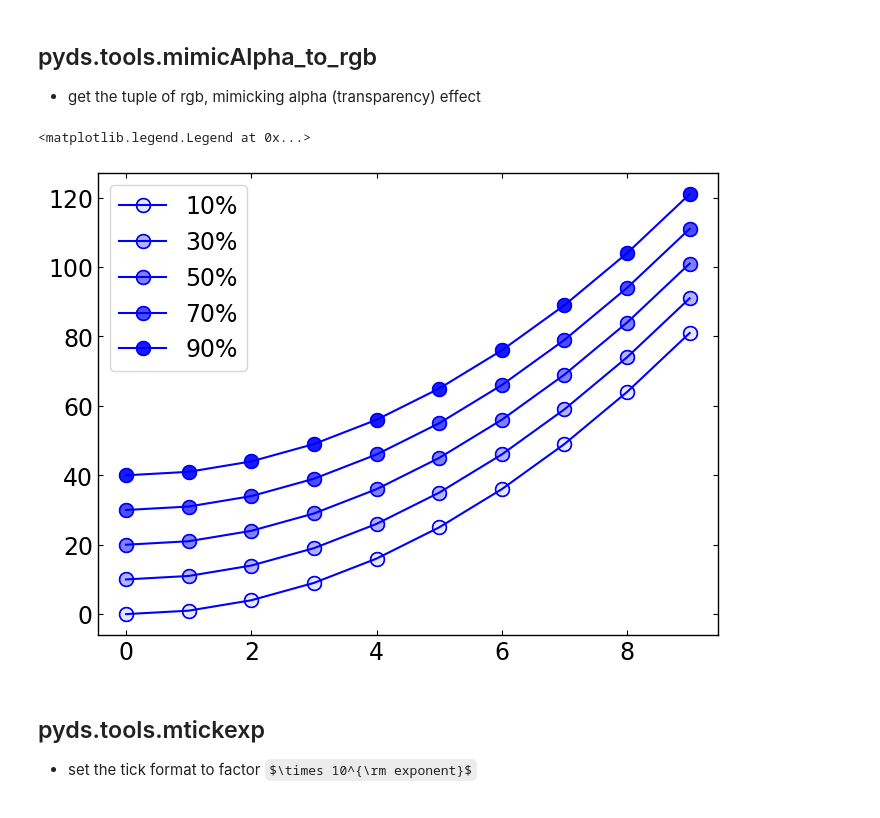
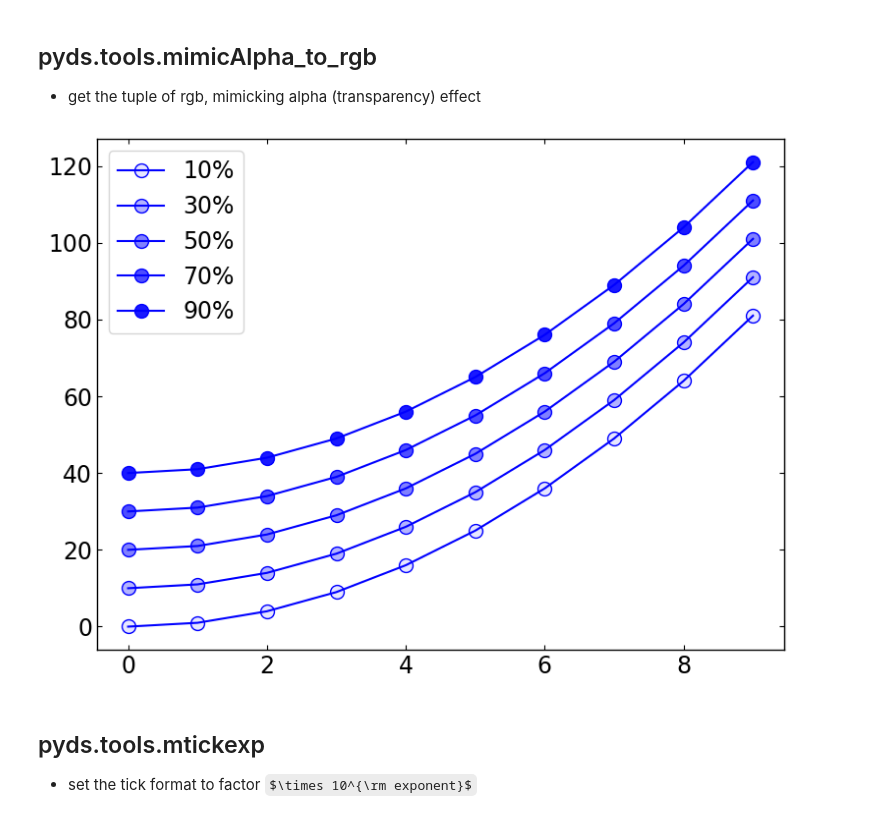
Before and after one commit to astrodoo/pyds, a Jupyter notebook: ipynb/tools.ipynb, the cells around one changed output. Saved outputs shown, nothing was run; the diff lists cells and outputs as text; code cells hidden in the pictures; some formulas as TeX source.

```diff
--- a/ipynb/tools.ipynb
+++ b/ipynb/tools.ipynb
@@ -267,48 +269,48 @@ from pyds.tools import mimicAlpha_to_rgb as ma
 import numpy as np
 
 %matplotlib inline
 
 x = np.arange(10)
 y1 = x**2
 y2 = x**2+10
 y3 = x**2+20
 y4 = x**2+30
 y5 = x**2+40
 
 clr = 'blue'
 # transform the color with alpha to tuple (r,g,b) mimicking the alpha
 clralp1 = ma(clr,alpha=0.1,bg='w')
 clralp2 = ma(clr,alpha=0.3,bg='w')
 clralp3 = ma(clr,alpha=0.5,bg='w')
 clralp4 = ma(clr,alpha=0.7,bg='w')
 clralp5 = ma(clr,alpha=0.9,bg='w')
 
 # draw the figure
 fig,ax = plt.subplots(figsize=(8,6))
 
 # in order to overlap the line on the symbols
 # one item should be drawn twice:
-# 1) filled marker 2) empty marker with line
-mk1, = ax.plot(x,y1,'o',color=clr,ms=10,fillstyle='full',mfc=clralp1)
-ln1, = ax.plot(x,y1,'o-',color=clr,ms=10,fillstyle='none',mec=clr)
-mk2, = ax.plot(x,y2,'o',color=clr,ms=10,fillstyle='full',mfc=clralp2)
-ln2, = ax.plot(x,y2,'o-',color=clr,ms=10,fillstyle='none',mec=clr)
-mk3, = ax.plot(x,y3,'o',color=clr,ms=10,fillstyle='full',mfc=clralp3)
-ln3, = ax.plot(x,y3,'o-',color=clr,ms=10,fillstyle='none',mec=clr)
-mk4, = ax.plot(x,y4,'o',color=clr,ms=10,fillstyle='full',mfc=clralp4)
-ln4, = ax.plot(x,y4,'o-',color=clr,ms=10,fillstyle='none',mec=clr)
-mk5, = ax.plot(x,y5,'o',color=clr,ms=10,fillstyle='full',mfc=clralp5)
-ln5, = ax.plot(x,y5,'o-',color=clr,ms=10,fillstyle='none',mec=clr)
+# 1) filled marker 2) line
+mk1, = ax.plot(x,y1,'o',color=clr,ms=10,fillstyle='full',mfc=clralp1,mec=clr)
+ln1, = ax.plot(x,y1,'-',color=clr)
+mk2, = ax.plot(x,y2,'o',color=clr,ms=10,fillstyle='full',mfc=clralp2,mec=clr)
+ln2, = ax.plot(x,y2,'-',color=clr)
+mk3, = ax.plot(x,y3,'o',color=clr,ms=10,fillstyle='full',mfc=clralp3,mec=clr)
+ln3, = ax.plot(x,y3,'-',color=clr)
+mk4, = ax.plot(x,y4,'o',color=clr,ms=10,fillstyle='full',mfc=clralp4,mec=clr)
+ln4, = ax.plot(x,y4,'-',color=clr)
+mk5, = ax.plot(x,y5,'o',color=clr,ms=10,fillstyle='full',mfc=clralp5,mec=clr)
+ln5, = ax.plot(x,y5,'-',color=clr)
 
 # merge the legend
 ax.legend([(mk1,ln1),(mk2,ln2),(mk3,ln3),(mk4,ln4),(mk5,ln5)] \
          ,["10%","30%","50%","70%","90%"],loc='best')
 
-#fig.tight_layout()
-#fig.savefig('markeralpha.eps')
+fig.tight_layout()
+figdir = './example_data/'
+fig.savefig(figdir+'markeralpha.eps')
 # %% [output]
-<matplotlib.legend.Legend at 0x...>
-[figure, old version]
+[figure, new version]
 # %% [markdown]
 ## pyds.tools.mtickexp
 
```
Also changed, not shown: parts of 2 cells of this notebook, 9 other files.
